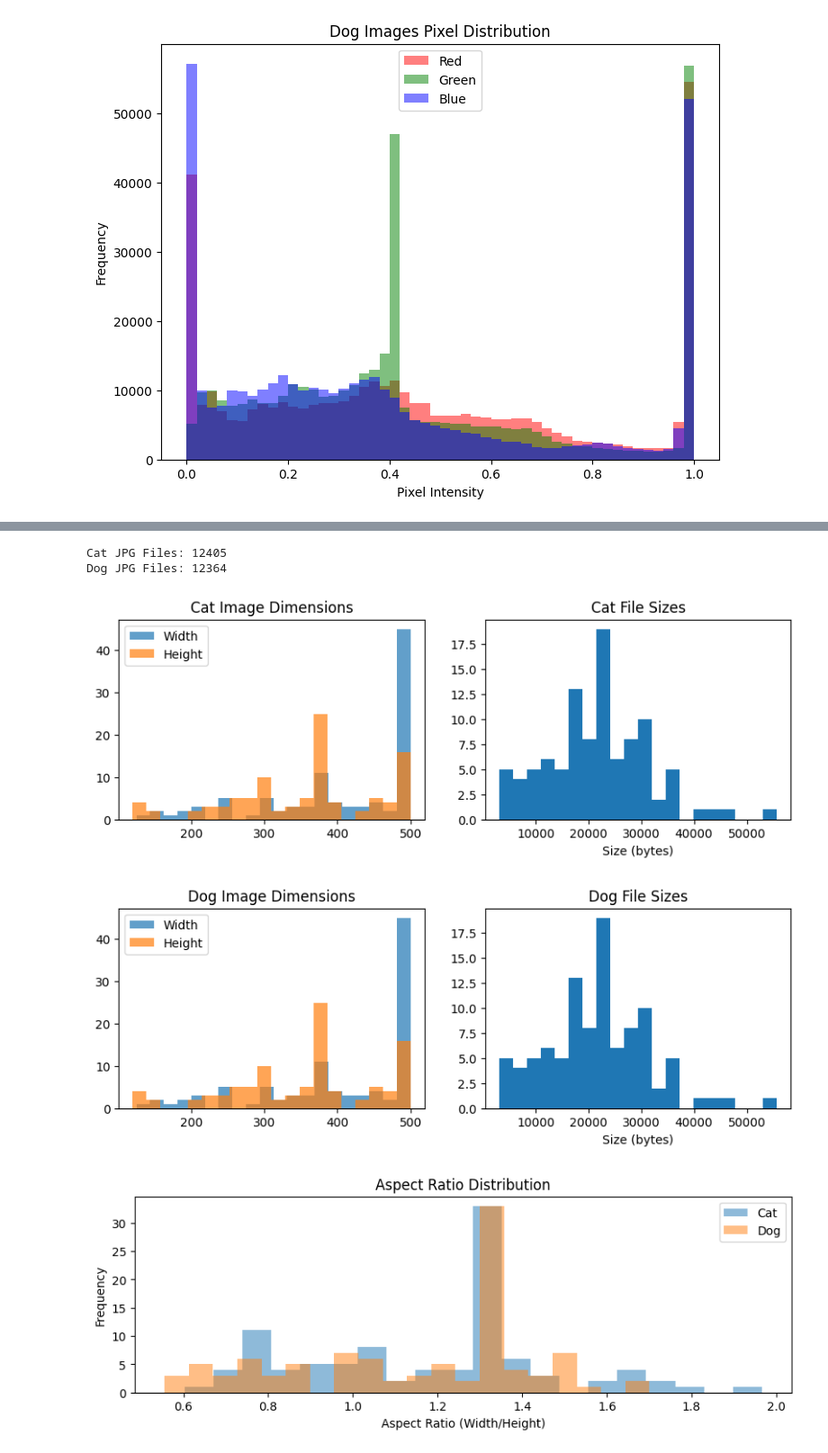
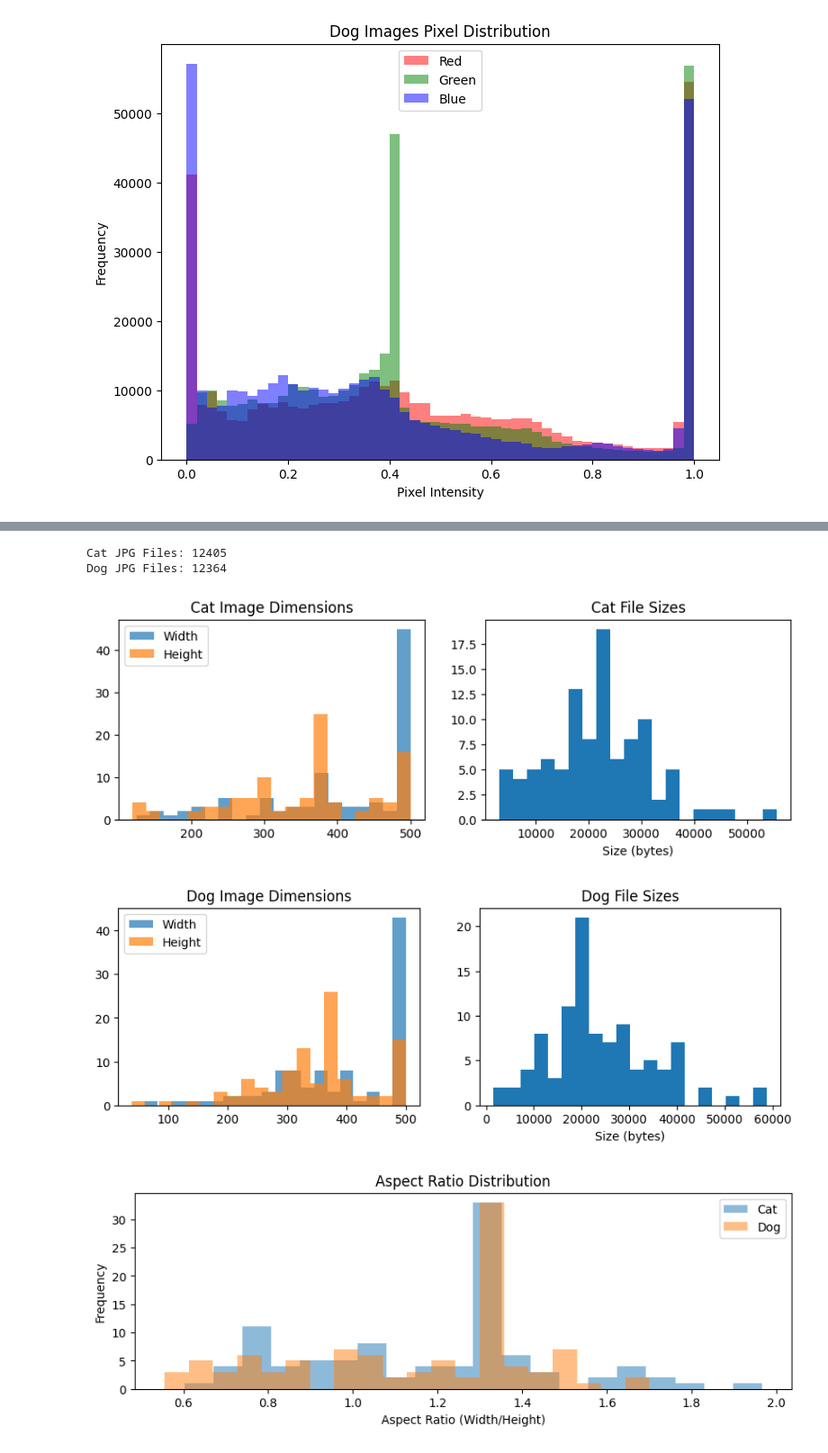
Before and after one commit to davidhwilliams/catdog-image-translation, a Jupyter notebook: catdog-image-translation.ipynb, the cells around one changed output, grey strips where cells are left out. Shown at 90% size. Cells and saved outputs as stored; diff of their text form; code cells hidden in the pictures.

```diff
--- a/catdog-image-translation.ipynb
+++ b/catdog-image-translation.ipynb
@@ -275,36 +316,36 @@ def dataset_summary(files, folder):
     axes[1].set_xlabel("Size (bytes)")
     plt.show()
 
 cat_jpg_files = get_jpg_files("Cat")
 dog_jpg_files = get_jpg_files("Dog")
 
 dataset_summary(cat_jpg_files, "Cat")
-dataset_summary(cat_jpg_files, "Dog")
+dataset_summary(dog_jpg_files, "Dog")
 
 
-def aspect_ratio_analysis(files, folder):
+def aspect_ratio_analysis(files):
     ratios = []
     for file in files[:100]:
         with Image.open(file) as img:
             width, height = img.size
             ratios.append(width / height)
     return ratios
 
 
-cat_ratios = aspect_ratio_analysis(cat_jpg_files, "Cat")
-dog_ratios = aspect_ratio_analysis(dog_jpg_files, "Dog")
+cat_ratios = aspect_ratio_analysis(cat_jpg_files)
+dog_ratios = aspect_ratio_analysis(dog_jpg_files)
 
 plt.figure(figsize=(10, 3))
 plt.hist(cat_ratios, bins=20, alpha=0.5, label="Cat")
 plt.hist(dog_ratios, bins=20, alpha=0.5, label="Dog")
 plt.title("Aspect Ratio Distribution")
 plt.xlabel("Aspect Ratio (Width/Height)")
 plt.ylabel("Frequency")
 plt.legend()
 plt.show()
 # %% [output]
 Cat JPG Files: 12405
 Dog JPG Files: 12364
 [figure]
-[figure, old version]
+[figure, new version]
 [figure]
```
Also changed, not shown: parts of 22 cells of this notebook.
